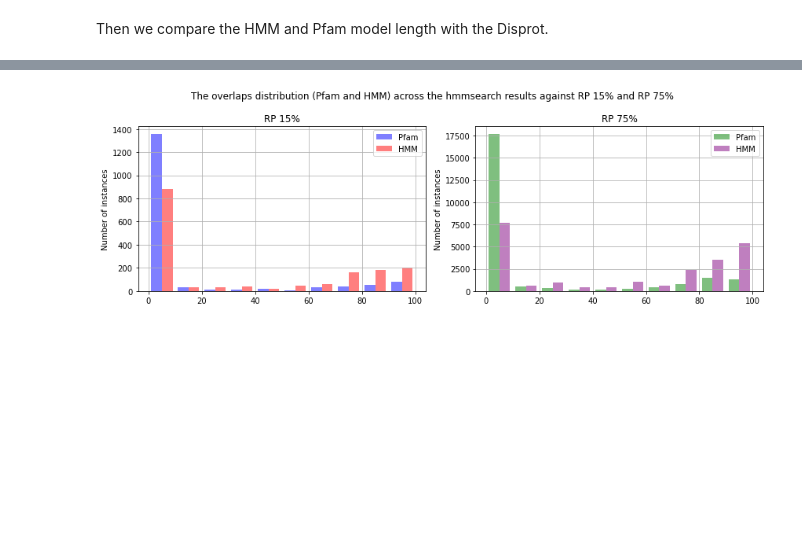
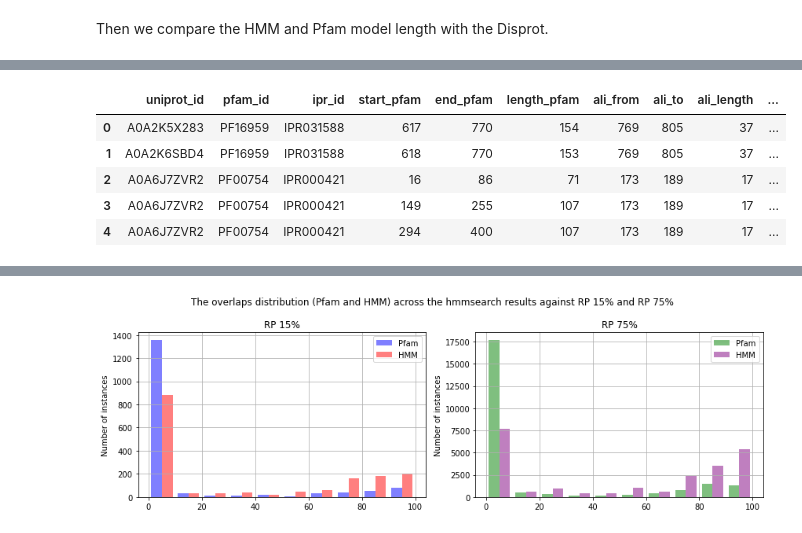
Before and after one commit to AlyaHarvelle/HMMER, a Jupyter notebook: hmm_analysis.ipynb, the cells around one changed output, grey strips where cells are left out. Saved outputs shown, nothing was run; the diff lists cells and outputs as text; code cells hidden in the pictures; blank space fills up the shorter version.

```diff
--- a/hmm_analysis.ipynb
+++ b/hmm_analysis.ipynb
@@ -303,0 +142,10 @@ The number of hmmsearch results for RP 15%: 23010
+# %%
+# RP 15%, overlap between Pfam-HMM and DisProt-HMM
+pfam_hmm_rp_15_1.head()
+# %% [output]
+|  | uniprot_id | pfam_id | ipr_id | start_pfam | end_pfam | length_pfam | ali_from | ali_to | ali_length | ... |
+| 0 | A0A2K5X283 | PF16959 | IPR031588 | 617 | 770 | 154 | 769 | 805 | 37 | ... |
+| 1 | A0A2K6SBD4 | PF16959 | IPR031588 | 618 | 770 | 153 | 769 | 805 | 37 | ... |
+| 2 | A0A6J7ZVR2 | PF00754 | IPR000421 | 16 | 86 | 71 | 173 | 189 | 17 | ... |
+| 3 | A0A6J7ZVR2 | PF00754 | IPR000421 | 149 | 255 | 107 | 173 | 189 | 17 | ... |
+| 4 | A0A6J7ZVR2 | PF00754 | IPR000421 | 294 | 400 | 107 | 173 | 189 | 17 | ... |
```
Also changed, not shown: parts of 23 cells of this notebook, 1 other file.
